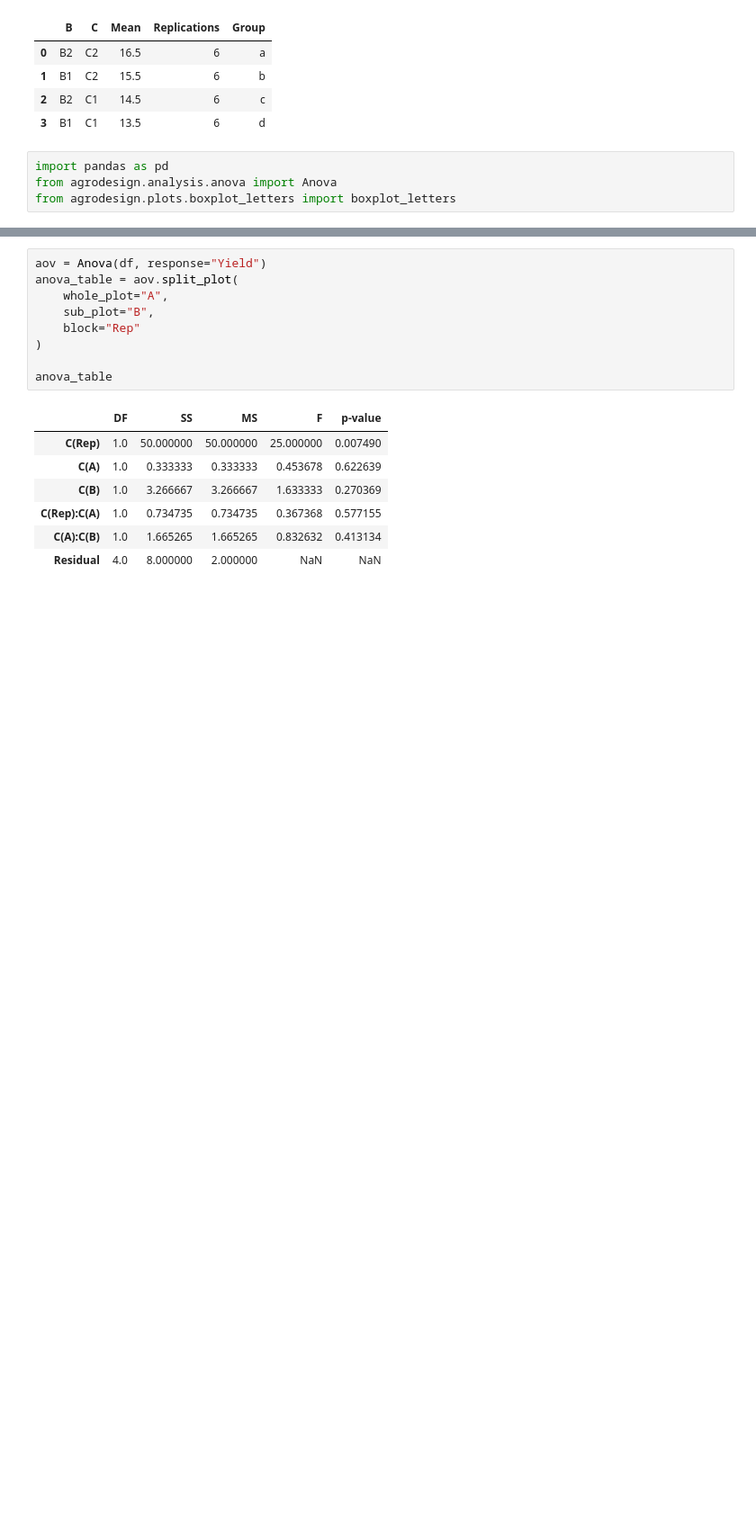
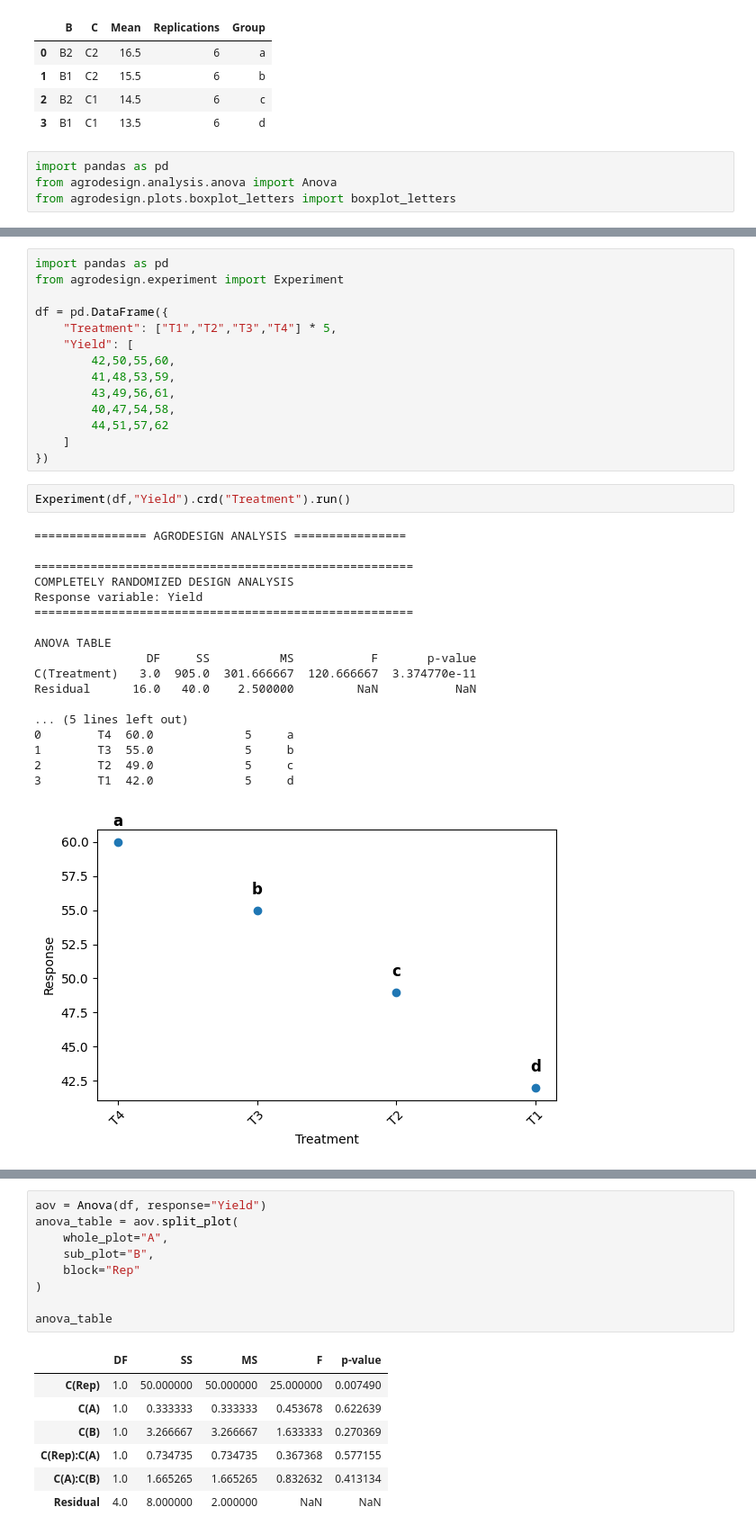
Before and after one commit to DeepStatistix/AgroDesign, a Jupyter notebook: examples/test_anova.ipynb, the cells around one changed output, grey strips where cells are left out. Shown at 90% size. Drawn from its saved outputs; the diff is of its cells as text; blank space fills up the shorter version.

```diff
--- a/examples/test_anova.ipynb
+++ b/examples/test_anova.ipynb
@@ -295,0 +332,35 @@ from agrodesign.plots.boxplot_letters import boxplot_letters
+# %%
+import pandas as pd
+from agrodesign.experiment import Experiment
+
+df = pd.DataFrame({
+    "Treatment": ["T1","T2","T3","T4"] * 5,
+    "Yield": [
+        42,50,55,60,
+        41,48,53,59,
+        43,49,56,61,
+        40,47,54,58,
+        44,51,57,62
+    ]
+})
+# %%
+Experiment(df,"Yield").crd("Treatment").run()
+# %% [output]
+================ AGRODESIGN ANALYSIS ================
+
+======================================================
+COMPLETELY RANDOMIZED DESIGN ANALYSIS
+Response variable: Yield
+======================================================
+
+ANOVA TABLE
+                DF     SS          MS           F       p-value
+C(Treatment)   3.0  905.0  301.666667  120.666667  3.374770e-11
+Residual      16.0   40.0    2.500000         NaN           NaN
+
+... (5 lines left out)
+0        T4  60.0             5     a
+1        T3  55.0             5     b
+2        T2  49.0             5     c
+3        T1  42.0             5     d
+[figure, added]
```
Also changed, not shown: parts of 12 cells of this notebook, 19 other files.
